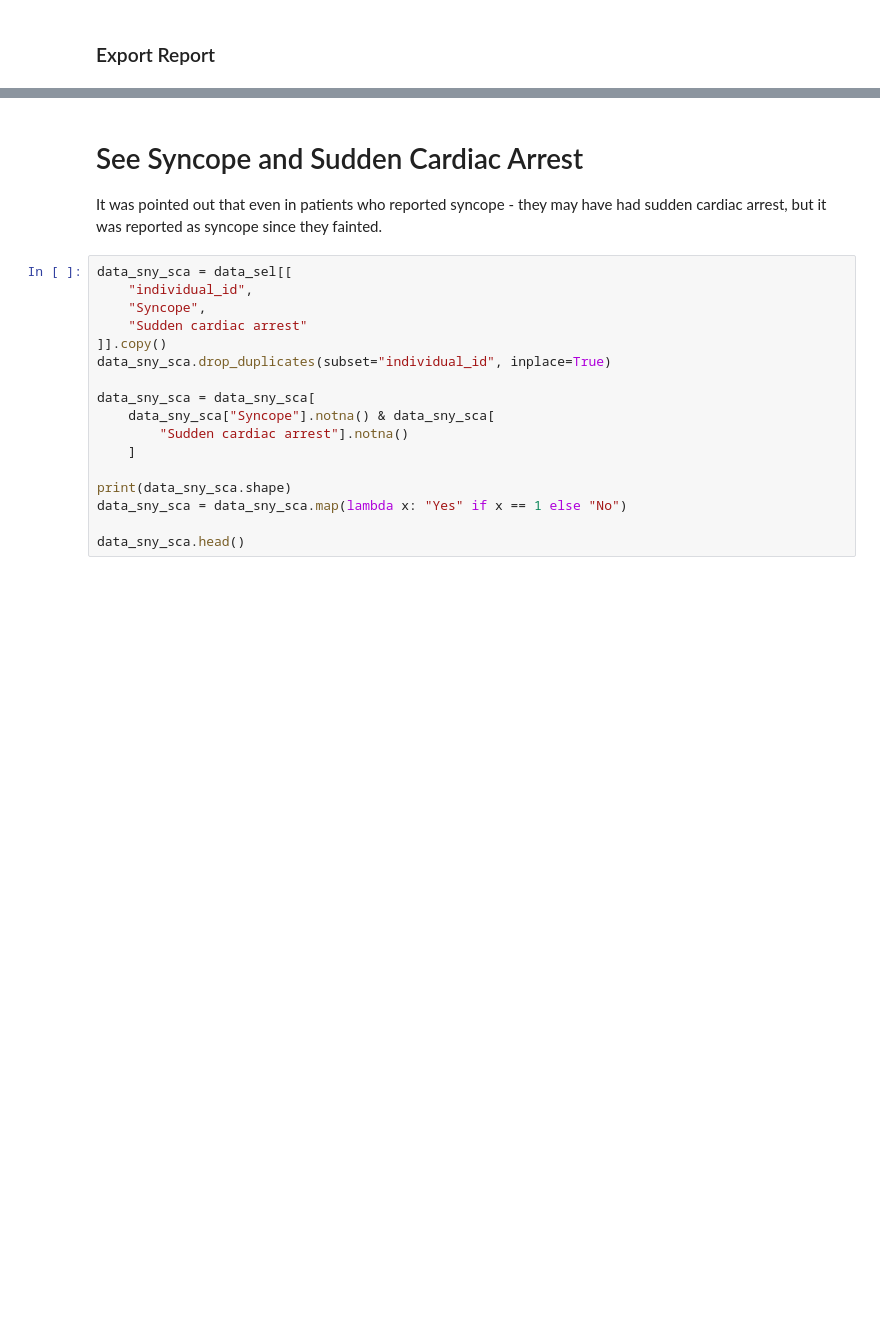
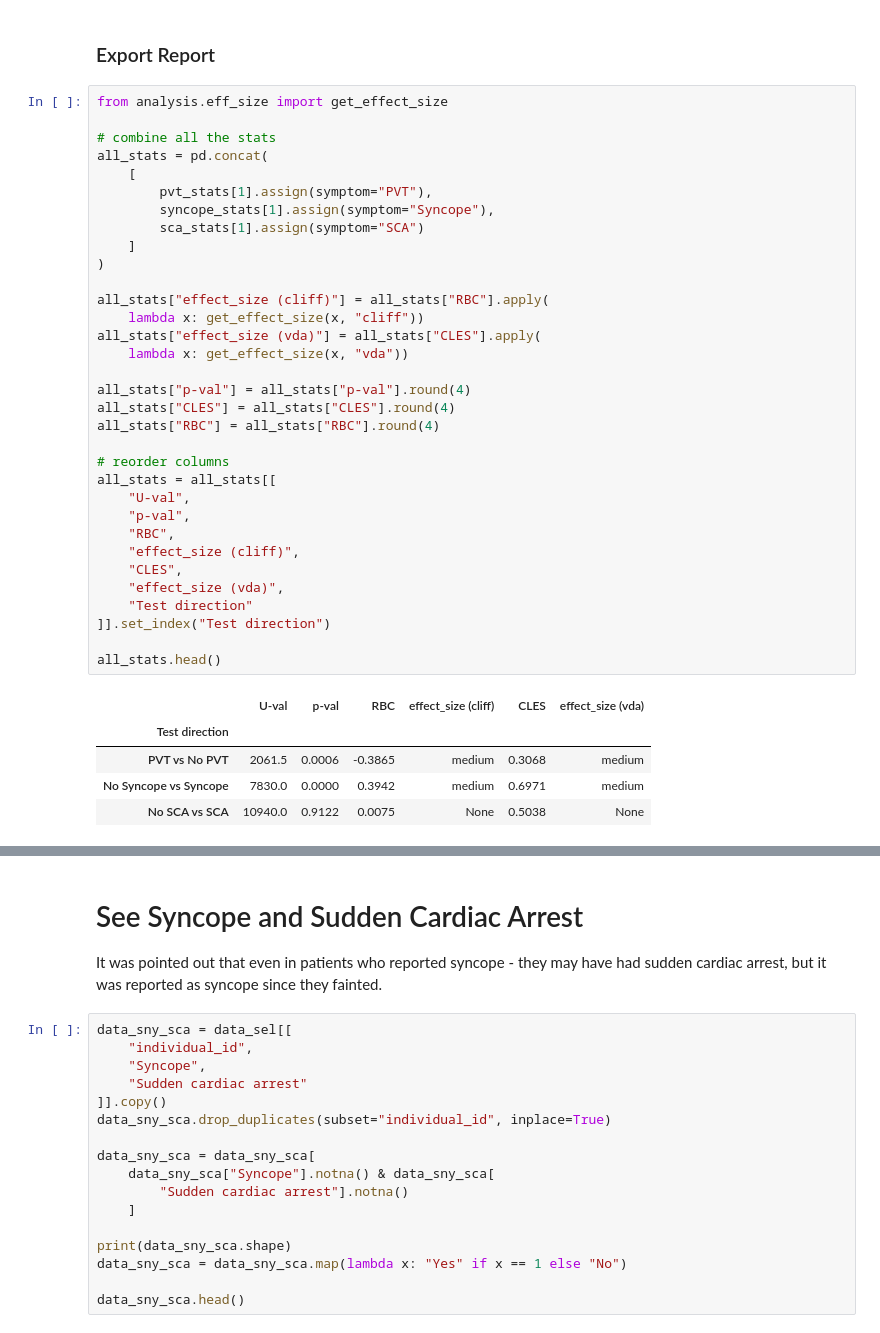
Before and after one commit to alexdaiii/cpvt_database_analysis, a Jupyter notebook: analysis/13_age_onset_vs_symptoms.ipynb, the cells around one changed output, grey strips where cells are left out. Saved outputs shown, nothing was run; the diff lists cells and outputs as text; blank space fills up the shorter version.

```diff
--- a/analysis/13_age_onset_vs_symptoms.ipynb
+++ b/analysis/13_age_onset_vs_symptoms.ipynb
@@ -348,5 +352,44 @@ make_boxplot(pvt_df, x="Polymorphic ventricular tachycardia",
 # %% [markdown]
 ### Export Report
+# %%
+from analysis.eff_size import get_effect_size
+
+# combine all the stats
+all_stats = pd.concat(
+    [
+        pvt_stats[1].assign(symptom="PVT"),
+        syncope_stats[1].assign(symptom="Syncope"),
+        sca_stats[1].assign(symptom="SCA")
+    ]
+)
+
+all_stats["effect_size (cliff)"] = all_stats["RBC"].apply(
+    lambda x: get_effect_size(x, "cliff"))
+all_stats["effect_size (vda)"] = all_stats["CLES"].apply(
+    lambda x: get_effect_size(x, "vda"))
+
+all_stats["p-val"] = all_stats["p-val"].round(4)
+all_stats["CLES"] = all_stats["CLES"].round(4)
+all_stats["RBC"] = all_stats["RBC"].round(4)
+
+# reorder columns
+all_stats = all_stats[[
+    "U-val",
+    "p-val",
+    "RBC",
+    "effect_size (cliff)",
+    "CLES",
+    "effect_size (vda)",
+    "Test direction"
+]].set_index("Test direction")
+
+all_stats.head()
+# %% [output]
+|  | U-val | p-val | RBC | effect_size (cliff) | CLES | effect_size (vda) |
+| Test direction |  |  |  |  |  |  |
+| PVT vs No PVT | 2061.5 | 0.0006 | -0.3865 | medium | 0.3068 | medium |
+| No Syncope vs Syncope | 7830.0 | 0.0000 | 0.3942 | medium | 0.6971 | medium |
+| No SCA vs SCA | 10940.0 | 0.9122 | 0.0075 | None | 0.5038 | None |
 # %%
 from analysis.write_report import write_sections_to_pdf, PdfSection
 from reportlab.lib.pagesizes import A4
```
Also changed, not shown: parts of 7 cells of this notebook, 3 other files.
